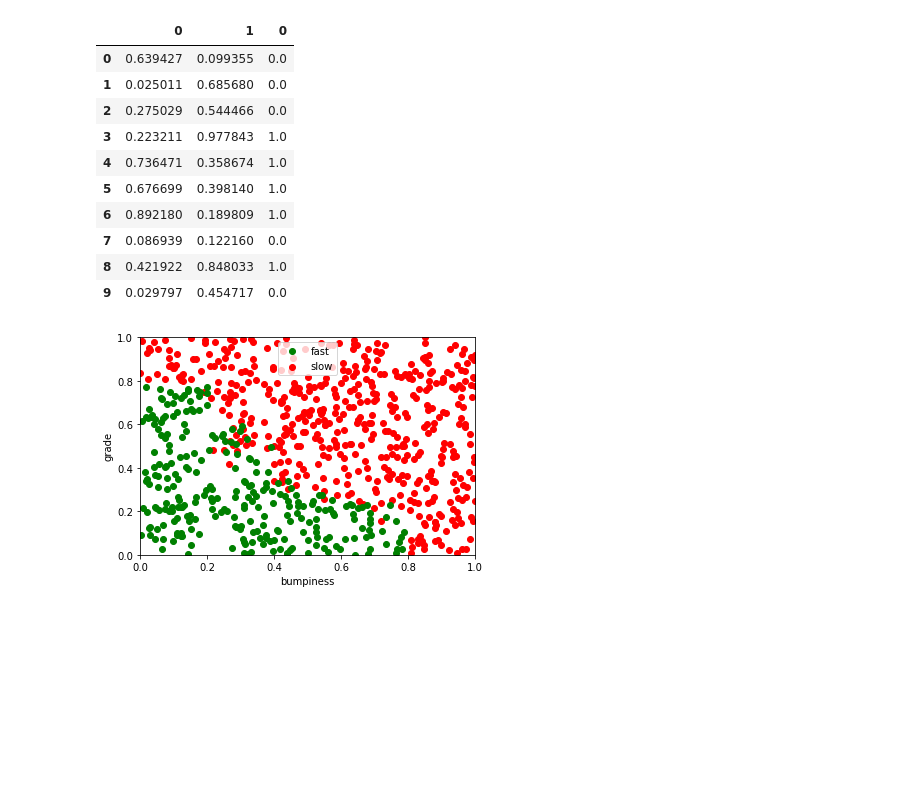
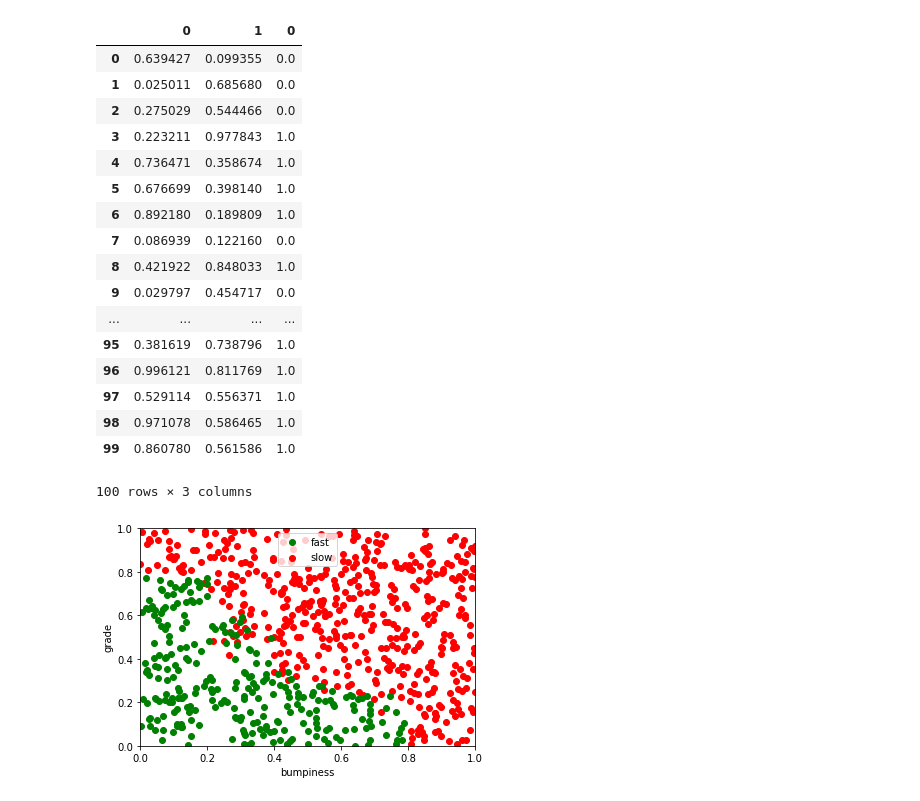
Before and after one commit to mhjhamza/100DaysOfMLCode, a Jupyter notebook: Code/Udacity-ML/choose_your_own/YourOwnAlgorithm.ipynb, the cells around one changed output. Cells and saved outputs as stored; diff of their text form; code cells hidden in the pictures; blank space fills up the shorter version.

```diff
--- a/Code/Udacity-ML/choose_your_own/YourOwnAlgorithm.ipynb
+++ b/Code/Udacity-ML/choose_your_own/YourOwnAlgorithm.ipynb
@@ -1,34 +1,41 @@
 # %%
 #!/usr/bin/python
 
 import matplotlib.pyplot as plt
 from prep_terrain_data import makeTerrainData
 from class_vis import prettyPicture
 from time import time
 features_train, labels_train, features_test, labels_test = makeTerrainData()
 
 # print(features_train[i], labels_train[i])
 
 import pandas as pd
 import numpy as np
 
 
 df = pd.DataFrame(features_train)
 dfl = pd.DataFrame(labels_train)
 df = pd.concat([df,dfl], axis=1)
-df.head(10)
+df.head(100)
 # %% [output]
 |  | 0 | 1 | 0 |
 | 0 | 0.639427 | 0.099355 | 0.0 |
 | 1 | 0.025011 | 0.685680 | 0.0 |
 | 2 | 0.275029 | 0.544466 | 0.0 |
 | 3 | 0.223211 | 0.977843 | 1.0 |
 | 4 | 0.736471 | 0.358674 | 1.0 |
 | 5 | 0.676699 | 0.398140 | 1.0 |
 | 6 | 0.892180 | 0.189809 | 1.0 |
 | 7 | 0.086939 | 0.122160 | 0.0 |
 | 8 | 0.421922 | 0.848033 | 1.0 |
 | 9 | 0.029797 | 0.454717 | 0.0 |
+| ... | ... | ... | ... |
+| 95 | 0.381619 | 0.738796 | 1.0 |
+| 96 | 0.996121 | 0.811769 | 1.0 |
+| 97 | 0.529114 | 0.556371 | 1.0 |
+| 98 | 0.971078 | 0.586465 | 1.0 |
+| 99 | 0.860780 | 0.561586 | 1.0 |
+100 rows × 3 columns
 # %%
 import warnings
 warnings.filterwarnings('ignore')
```
